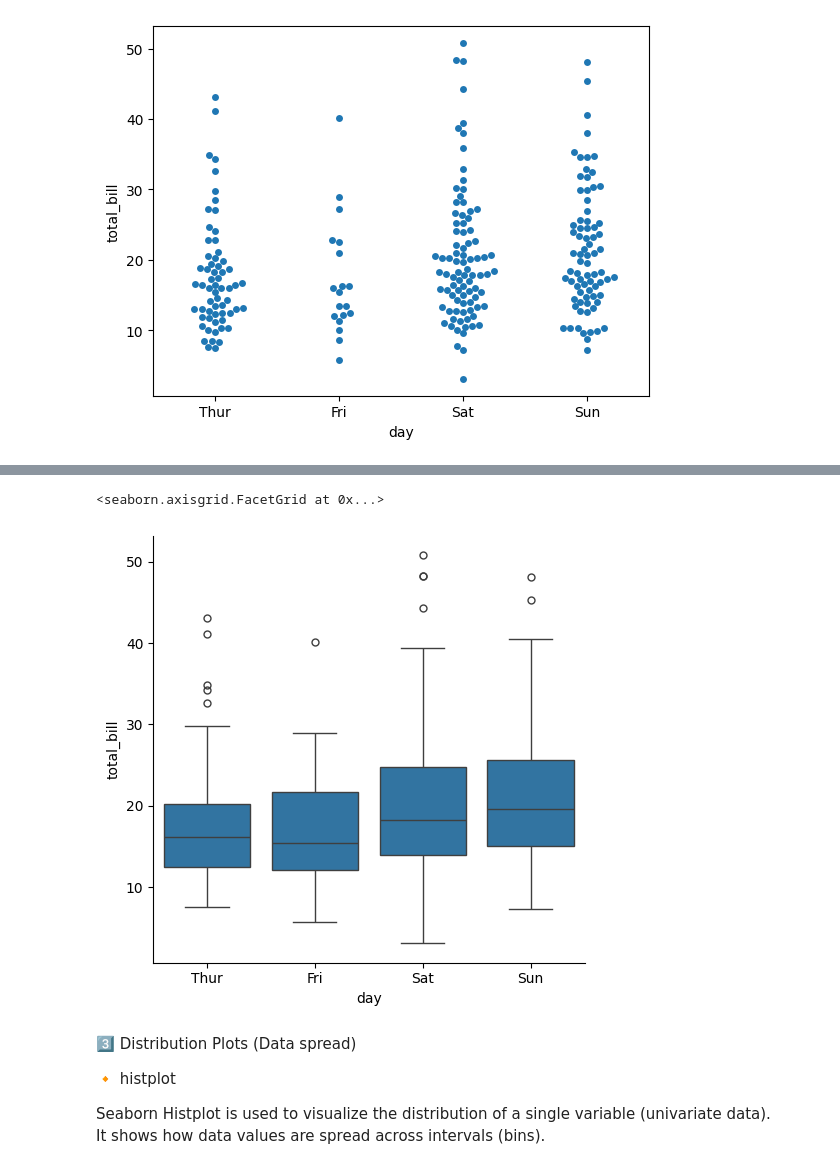
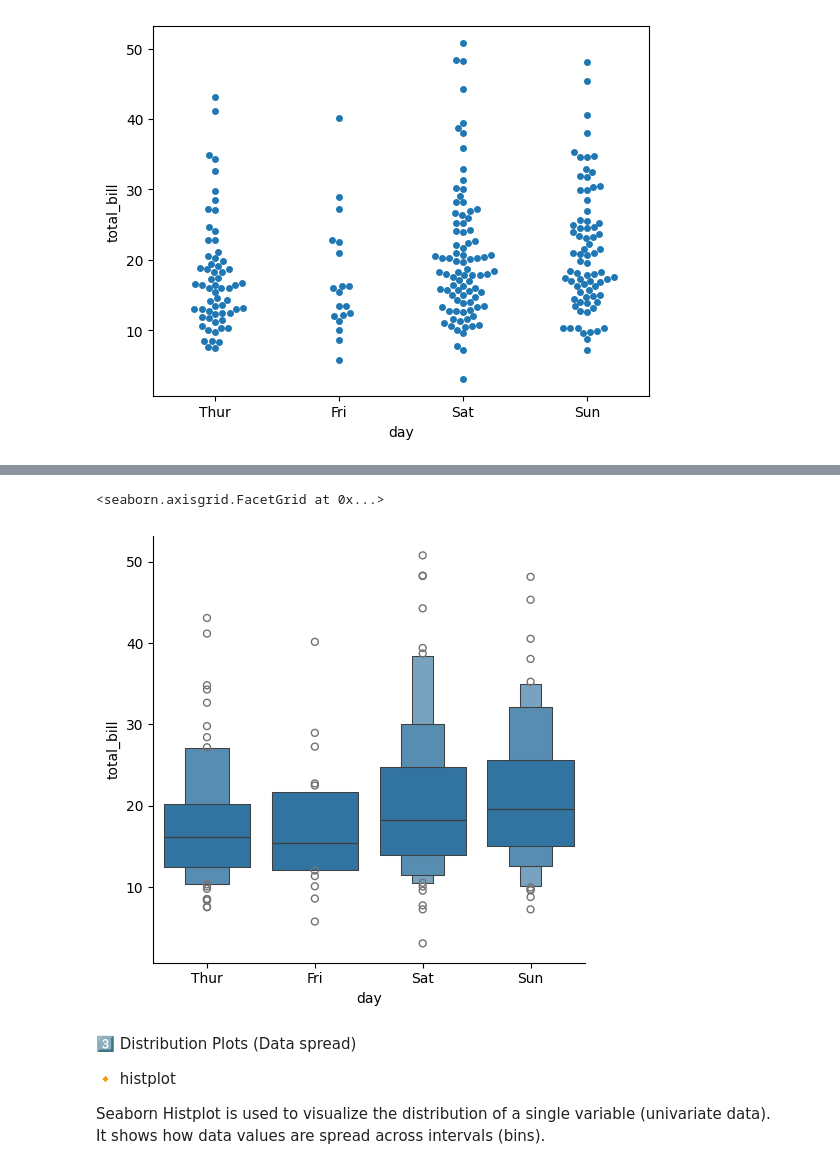
Before and after one commit to VaishnaviJadhav350/intern, a Jupyter notebook: python basics/week 6/seaborn.ipynb, the cells around one changed output, grey strips where cells are left out. Cells and saved outputs as stored; diff of their text form; code cells hidden in the pictures.

```diff
--- a/python basics/week 6/seaborn.ipynb
+++ b/python basics/week 6/seaborn.ipynb
@@ -161,9 +207,11 @@ plt.show()
 # %%
+# A boxen plot is a type of box plot that is used to show the distribution of a continuous variable.
+# It is similar to a box plot, but it shows more information about the distribution of the data, such as the density of the data points.
 
-sns.catplot(x="day", y="total_bill", kind="box", data=df)
+sns.catplot(x="day", y="total_bill", kind="boxen", data=df)
 # %% [output]
 <seaborn.axisgrid.FacetGrid at 0x...>
-[figure, old version]
+[figure, new version]
 # %% [markdown]
 3️⃣ Distribution Plots (Data spread)
 
```
Also changed, not shown: parts of 16 cells of this notebook, 5 other files.
